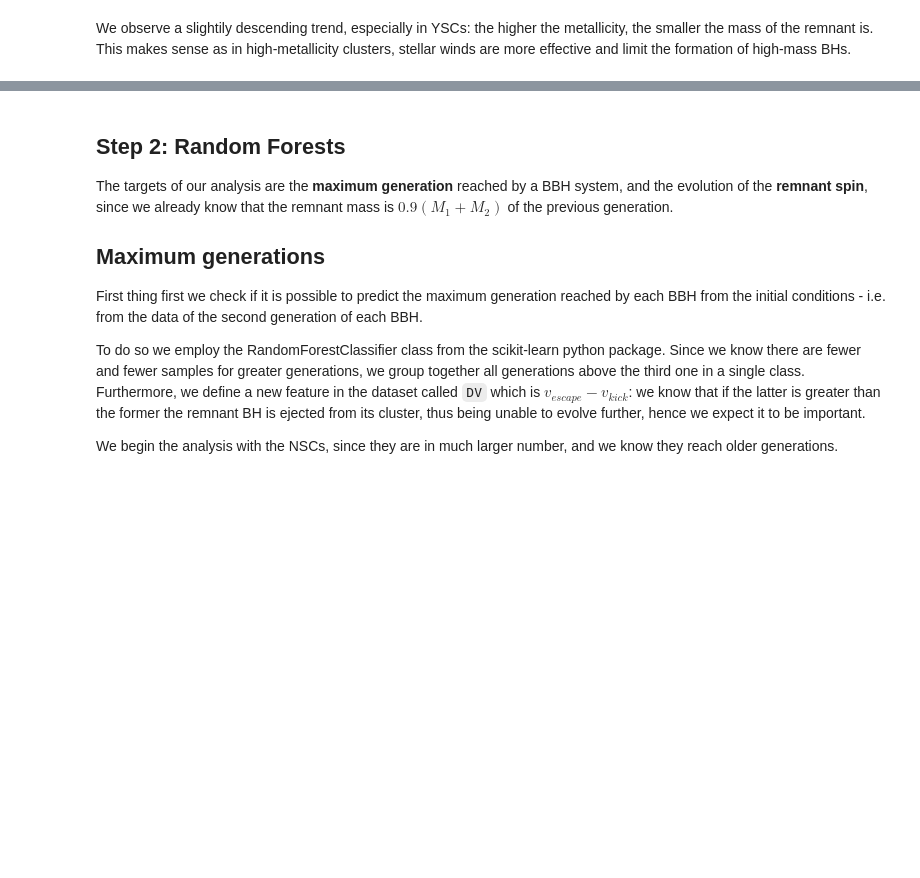
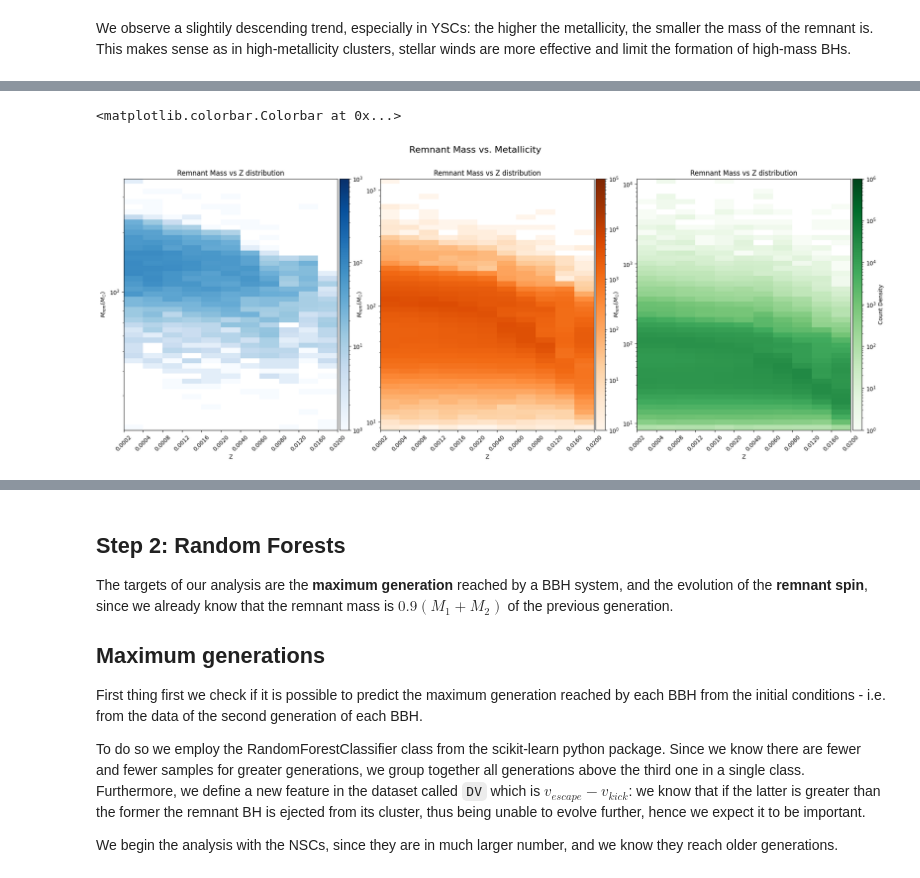
Before and after one commit to BelliLuigi/Hierarchical-mergers-of-black-holes, a Jupyter notebook: merge.ipynb, the cells around one changed output, grey strips where cells are left out. Drawn from its saved outputs; the diff is of its cells as text; code cells hidden in the pictures; blank space fills up the shorter version.

```diff
--- a/merge.ipynb
+++ b/merge.ipynb
@@ -515,2 +504,78 @@ fig.colorbar(hist_nsc[3], cax=cbar_ax,ax=ax[2], label="Count Density")
+# %%
+fig,ax=plt.subplots(1,3,figsize=(23,8))
+fig.suptitle('Remnant Mass vs. Metallicity', fontsize=16)
+
+
+plt.sca(ax[0])
+z_bins = np.array([2e-4, 4e-4, 8e-4, 12e-4, 16e-4, 2e-3, 4e-3, 6e-3, 8e-3, 12e-3, 16e-3, 2e-2])
+Rem_bins = np.logspace(np.log10(data_ysc.Mrem.min()),np.log10(data_ysc.Mrem.max()),50)
+def forward(x):
+    return np.interp(x, z_bins, np.arange(len(z_bins)))
+def inverse(x):
+    return np.interp(x, np.arange(len(z_bins)), z_bins)
+# Create the FuncScale object correctly
+scale = FuncScale(ax[0].xaxis, (forward, inverse))
+hist_ysc=plt.hist2d(data_ysc.Z,data_ysc.Mrem, bins=(z_bins,Rem_bins), cmap="Blues", norm=colors.LogNorm( vmin=1, vmax=1e3))
+# Apply the scale to the x-axis
+ax[0].set_xscale('function', functions=(forward, inverse))
+# Set custom tick positions and labels
+plt.xticks(z_bins, rotation=45)
+# Set y-axis scale
+plt.yscale("log")
+plt.title('Remnant Mass vs Z distribution')
+plt.xlabel(u'Z')
+plt.ylabel(u'$M_{rem} (M_\u2609$)')
+cbar_ax = fig.add_axes([0.355, 0.11, 0.01, 0.77])  # Adjust position [left, bottom, width, height]
+fig.colorbar(hist_ysc[3], cax=cbar_ax, ax=ax[0])
+
+
+plt.sca(ax[1])
+z_bins = np.array([2e-4, 4e-4, 8e-4, 12e-4, 16e-4, 2e-3, 4e-3, 6e-3, 8e-3, 12e-3, 16e-3, 2e-2])
+Rem_bins = np.logspace(np.log10(data_gc.Mrem.min()),np.log10(data_gc.Mrem.max()),50)
+def forward(x):
+    return np.interp(x, z_bins, np.arange(len(z_bins)))
+def inverse(x):
+    return np.interp(x, np.arange(len(z_bins)), z_bins)
+# Create the FuncScale object correctly
+scale = FuncScale(ax[1].xaxis, (forward, inverse))
+hist_gc=plt.hist2d(data_gc.Z,data_gc.Mrem, bins=(z_bins,Rem_bins), cmap="Oranges", norm=colors.LogNorm( vmin=1, vmax=1e5))
+# Apply the scale to the x-axis
+ax[1].set_xscale('function', functions=(forward, inverse))
+# Set custom tick positions and labels
+plt.xticks(z_bins, rotation=45)
+# Set y-axis scale
+plt.yscale("log")
+plt.title('Remnant Mass vs Z distribution')
+plt.xlabel(u'Z')
+plt.ylabel(u'$M_{rem} (M_\u2609$)')
+cbar_ax = fig.add_axes([0.628, 0.11, 0.01, 0.77])  # Adjust position [left, bottom, width, height]
+fig.colorbar(hist_gc[3], cax=cbar_ax, ax=ax[1])
+
+
+
+plt.sca(ax[2])
+z_bins = np.array([2e-4, 4e-4, 8e-4, 12e-4, 16e-4, 2e-3, 4e-3, 6e-3, 8e-3, 12e-3, 16e-3, 2e-2])
+Rem_bins = np.logspace(np.log10(data_nsc.Mrem.min()),np.log10(data_nsc.Mrem.max()),50)
+def forward(x):
+    return np.interp(x, z_bins, np.arange(len(z_bins)))
+def inverse(x):
+    return np.interp(x, np.arange(len(z_bins)), z_bins)
+# Create the FuncScale object correctly
+scale = FuncScale(ax[2].xaxis, (forward, inverse))
+hist_nsc=plt.hist2d(data_nsc.Z,data_nsc.Mrem, bins=(z_bins,Rem_bins), cmap="Greens", norm=colors.LogNorm( vmin=1, vmax=1e6))
+# Apply the scale to the x-axis
+ax[2].set_xscale('function', functions=(forward, inverse))
+# Set custom tick positions and labels
+plt.xticks(z_bins, rotation=45)
+# Set y-axis scale
+plt.yscale("log")
+plt.title('Remnant Mass vs Z distribution')
+plt.xlabel(u'Z')
+plt.ylabel(u'$M_{rem} (M_\u2609$)')
+cbar_ax = fig.add_axes([0.902, 0.11, 0.01, 0.77])  # Adjust position [left, bottom, width, height]
+fig.colorbar(hist_nsc[3], cax=cbar_ax,ax=ax[2], label="Count Density")
+# %% [output]
+<matplotlib.colorbar.Colorbar at 0x...>
+[figure, added]
 # %% [markdown]
 ### PROVA: Srem VS S2 - da risultato del regressor
```
Also changed, not shown: parts of 11 cells of this notebook.
